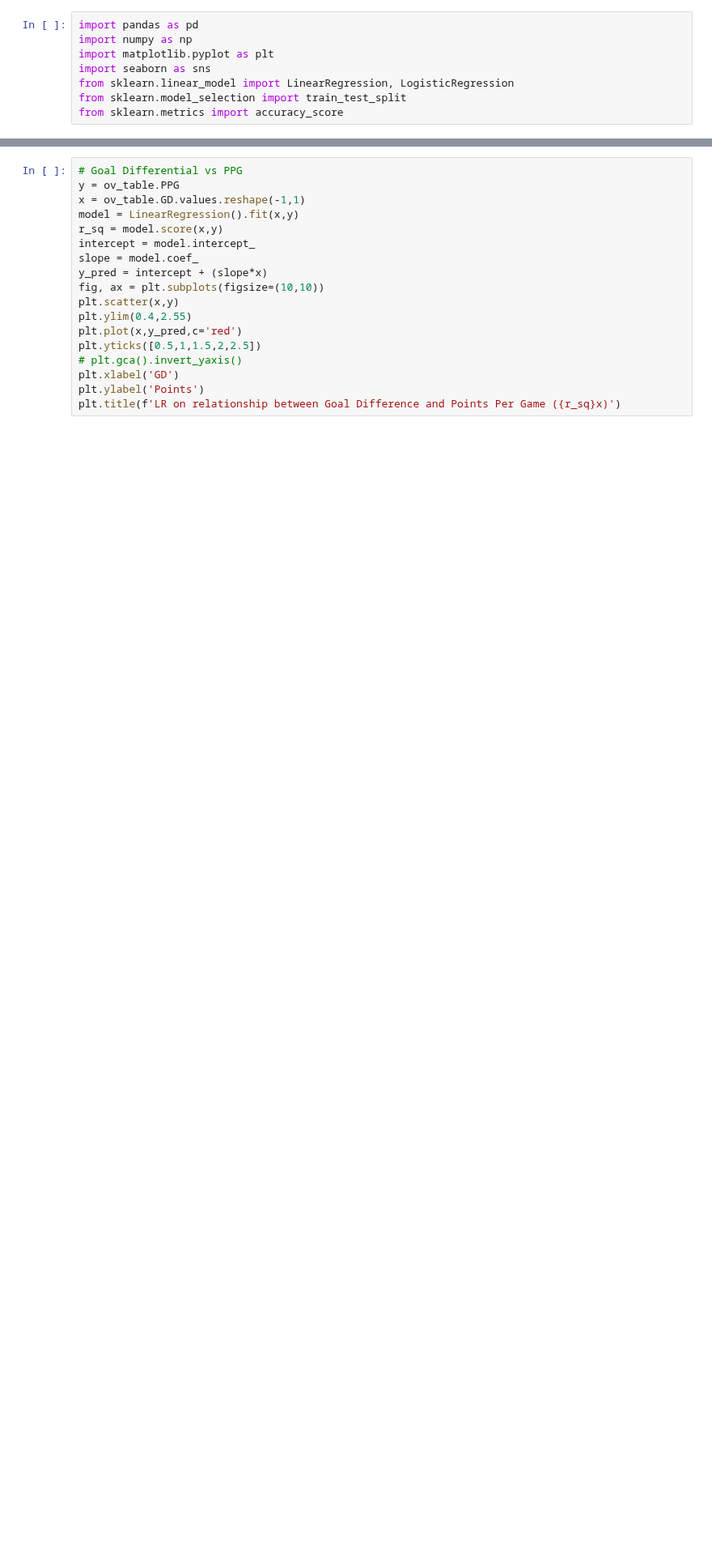
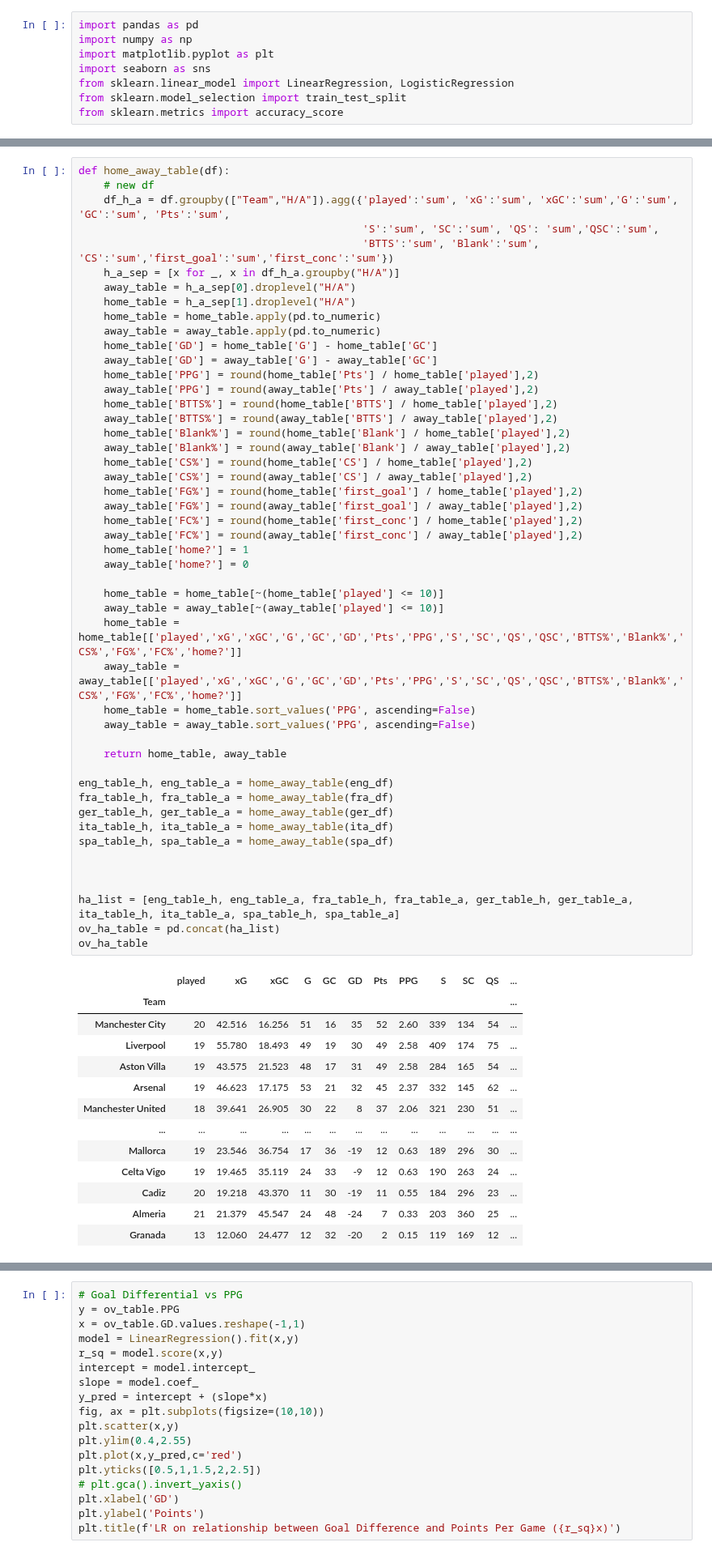
Before and after one commit to rpenn97/score_prediction_tool, a Jupyter notebook: EDA_DF/EDA.ipynb, the cells around one changed output, grey strips where cells are left out. Shown at 81% size. Saved outputs shown, nothing was run; the diff lists cells and outputs as text; blank space fills up the shorter version.

```diff
--- a/EDA_DF/EDA.ipynb
+++ b/EDA_DF/EDA.ipynb
@@ -108,0 +109,62 @@ ov_df
+# %%
+def home_away_table(df):
+    # new df
+    df_h_a = df.groupby(["Team","H/A"]).agg({'played':'sum', 'xG':'sum', 'xGC':'sum','G':'sum', 'GC':'sum', 'Pts':'sum',
+                                             'S':'sum', 'SC':'sum', 'QS': 'sum','QSC':'sum',
+                                             'BTTS':'sum', 'Blank':'sum', 'CS':'sum','first_goal':'sum','first_conc':'sum'})
+    h_a_sep = [x for _, x in df_h_a.groupby("H/A")]
+    away_table = h_a_sep[0].droplevel("H/A")
+    home_table = h_a_sep[1].droplevel("H/A")
+    home_table = home_table.apply(pd.to_numeric)
+    away_table = away_table.apply(pd.to_numeric)
+    home_table['GD'] = home_table['G'] - home_table['GC']
+    away_table['GD'] = away_table['G'] - away_table['GC']
+    home_table['PPG'] = round(home_table['Pts'] / home_table['played'],2)
+    away_table['PPG'] = round(away_table['Pts'] / away_table['played'],2)
+    home_table['BTTS%'] = round(home_table['BTTS'] / home_table['played'],2)
+    away_table['BTTS%'] = round(away_table['BTTS'] / away_table['played'],2)
+    home_table['Blank%'] = round(home_table['Blank'] / home_table['played'],2)
+    away_table['Blank%'] = round(away_table['Blank'] / away_table['played'],2)
+    home_table['CS%'] = round(home_table['CS'] / home_table['played'],2)
+    away_table['CS%'] = round(away_table['CS'] / away_table['played'],2)
+    home_table['FG%'] = round(home_table['first_goal'] / home_table['played'],2)
+    away_table['FG%'] = round(away_table['first_goal'] / away_table['played'],2)
+    home_table['FC%'] = round(home_table['first_conc'] / home_table['played'],2)
+    away_table['FC%'] = round(away_table['first_conc'] / away_table['played'],2)
+    home_table['home?'] = 1
+    away_table['home?'] = 0
+
+    home_table = home_table[~(home_table['played'] <= 10)]
+    away_table = away_table[~(away_table['played'] <= 10)]
+    home_table = home_table[['played','xG','xGC','G','GC','GD','Pts','PPG','S','SC','QS','QSC','BTTS%','Blank%','CS%','FG%','FC%','home?']]
+    away_table = away_table[['played','xG','xGC','G','GC','GD','Pts','PPG','S','SC','QS','QSC','BTTS%','Blank%','CS%','FG%','FC%','home?']]
+    home_table = home_table.sort_values('PPG', ascending=False)
+    away_table = away_table.sort_values('PPG', ascending=False)
+
+    return home_table, away_table
+
+eng_table_h, eng_table_a = home_away_table(eng_df)
+fra_table_h, fra_table_a = home_away_table(fra_df)
+ger_table_h, ger_table_a = home_away_table(ger_df)
+ita_table_h, ita_table_a = home_away_table(ita_df)
+spa_table_h, spa_table_a = home_away_table(spa_df)
+
+
+
+ha_list = [eng_table_h, eng_table_a, fra_table_h, fra_table_a, ger_table_h, ger_table_a, ita_table_h, ita_table_a, spa_table_h, spa_table_a]
+ov_ha_table = pd.concat(ha_list)
+ov_ha_table
+# %% [output]
+|  | played | xG | xGC | G | GC | GD | Pts | PPG | S | SC | QS | ... |
+| Team |  |  |  |  |  |  |  |  |  |  |  | ... |
+| Manchester City | 20 | 42.516 | 16.256 | 51 | 16 | 35 | 52 | 2.60 | 339 | 134 | 54 | ... |
+| Liverpool | 19 | 55.780 | 18.493 | 49 | 19 | 30 | 49 | 2.58 | 409 | 174 | 75 | ... |
+| Aston Villa | 19 | 43.575 | 21.523 | 48 | 17 | 31 | 49 | 2.58 | 284 | 165 | 54 | ... |
+| Arsenal | 19 | 46.623 | 17.175 | 53 | 21 | 32 | 45 | 2.37 | 332 | 145 | 62 | ... |
+| Manchester United | 18 | 39.641 | 26.905 | 30 | 22 | 8 | 37 | 2.06 | 321 | 230 | 51 | ... |
+| ... | ... | ... | ... | ... | ... | ... | ... | ... | ... | ... | ... | ... |
+| Mallorca | 19 | 23.546 | 36.754 | 17 | 36 | -19 | 12 | 0.63 | 189 | 296 | 30 | ... |
+| Celta Vigo | 19 | 19.465 | 35.119 | 24 | 33 | -9 | 12 | 0.63 | 190 | 263 | 24 | ... |
+| Cadiz | 20 | 19.218 | 43.370 | 11 | 30 | -19 | 11 | 0.55 | 184 | 296 | 23 | ... |
+| Almeria | 21 | 21.379 | 45.547 | 24 | 48 | -24 | 7 | 0.33 | 203 | 360 | 25 | ... |
+| Granada | 13 | 12.060 | 24.477 | 12 | 32 | -20 | 2 | 0.15 | 119 | 169 | 12 | ... |
```
Also changed, not shown: parts of 16 cells of this notebook, 7 other files.
